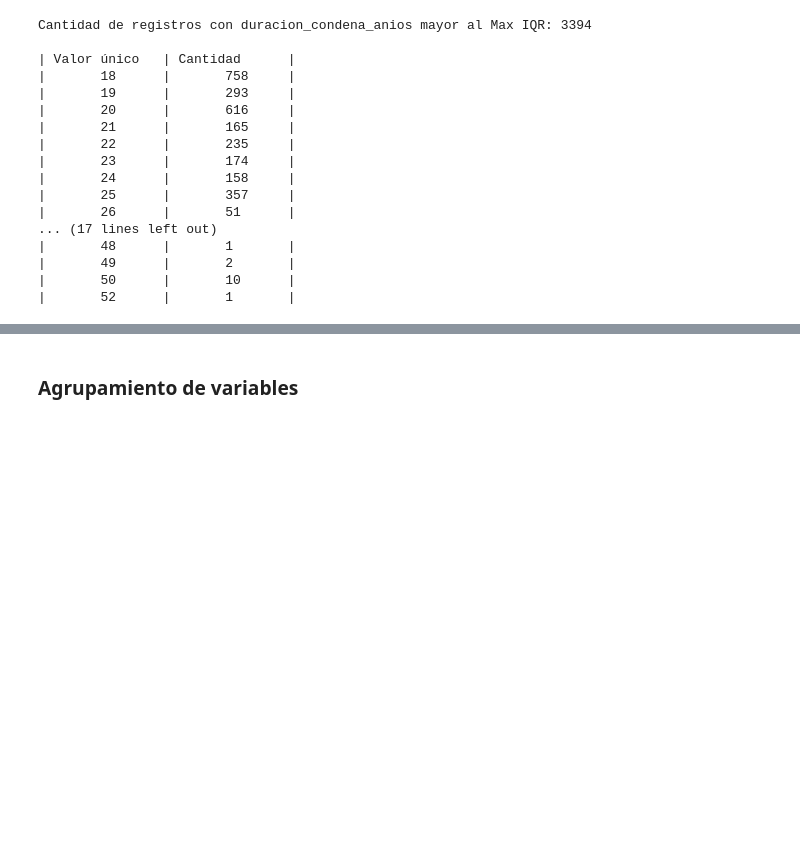
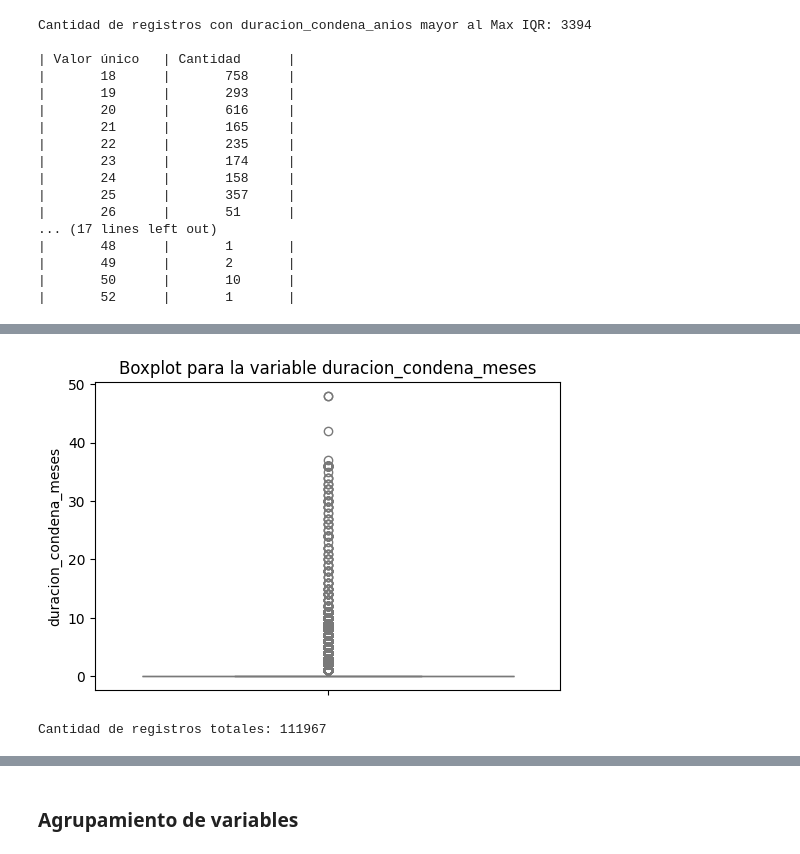
Before and after one commit to gasper-az/CEIA_Analisis_de_datos, a Jupyter notebook: trabajos_practicos/resolucion_tp_01/tp_01.ipynb, the cells around one changed output, grey strips where cells are left out. Saved outputs shown, nothing was run; the diff lists cells and outputs as text; code cells hidden in the pictures; blank space fills up the shorter version.

```diff
--- a/trabajos_practicos/resolucion_tp_01/tp_01.ipynb
+++ b/trabajos_practicos/resolucion_tp_01/tp_01.ipynb
@@ -867,0 +954,12 @@ Cantidad de registros con duracion_condena_anios mayor al Max IQR: 3394
+# %%
+# Boxplot de la variable duracion_condena_meses
+plt.figure(figsize=(6, 4))
+sns.boxplot(data=df_sneep_no_ids_csv, y='duracion_condena_meses', color="lightblue")
+plt.title("Boxplot para la variable duracion_condena_meses")
+plt.show()
+# %% [output]
+[figure, added]
+# %%
+print(f"Cantidad de registros totales: {df_sneep_no_ids_csv['duracion_condena_meses'].count()}\n")
+# %% [output]
+Cantidad de registros totales: 111967
```
Also changed, not shown: parts of 16 cells of this notebook.
